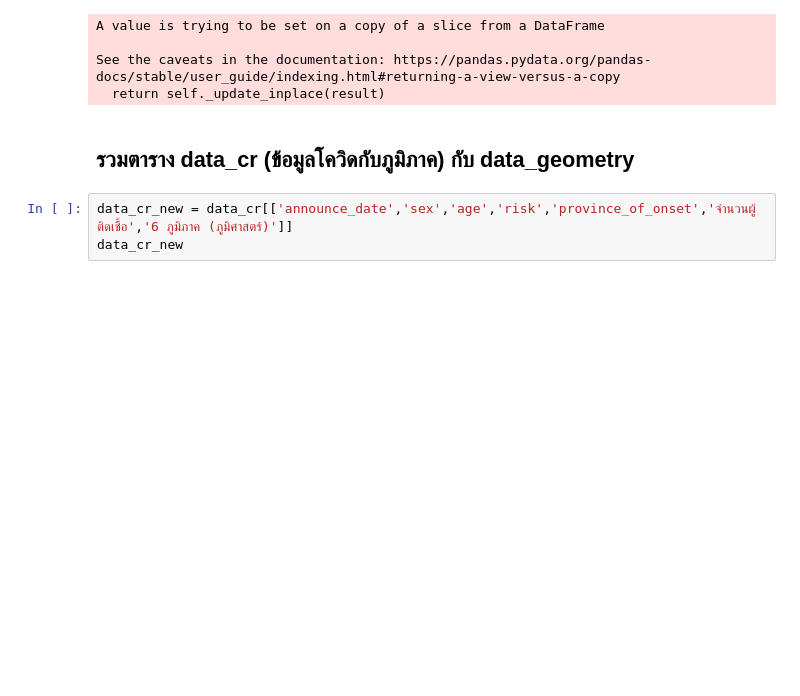
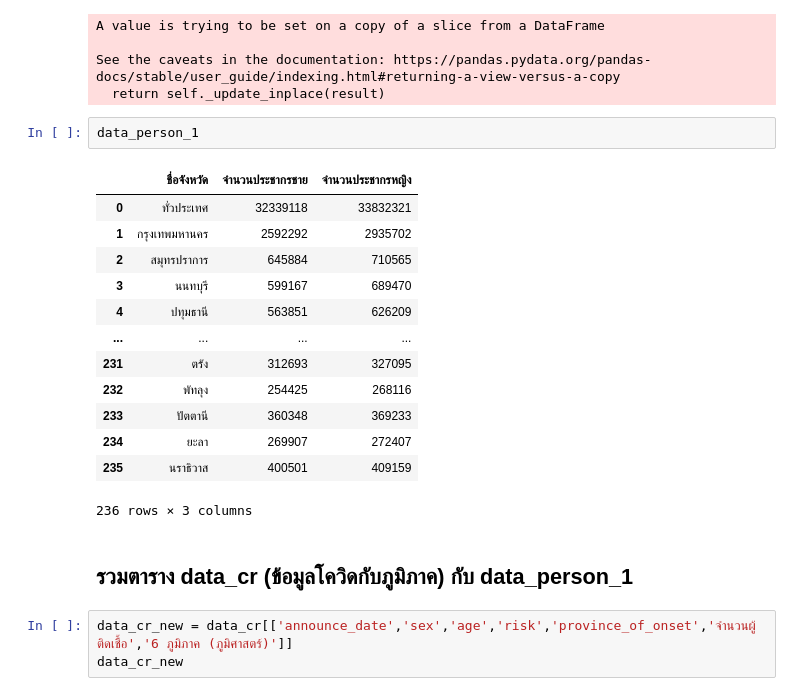
Before and after one commit to Athitiya00/data_viz_2022, a Jupyter notebook: Project.ipynb, the cells around one changed output. Drawn from its saved outputs; the diff is of its cells as text; blank space fills up the shorter version.

```diff
--- a/Project.ipynb
+++ b/Project.ipynb
@@ -989,8 +989,24 @@ A value is trying to be set on a copy of a slice from a DataFrame
 
 See the caveats in the documentation: https://pandas.pydata.org/pandas-docs/stable/user_guide/indexing.html#returning-a-view-versus-a-copy
   return self._update_inplace(result)
+# %%
+data_person_1
+# %% [output]
+|  | ชื่อจังหวัด | จำนวนประชากรชาย | จำนวนประชากรหญิง |
+| 0 | ทั่วประเทศ | 32339118 | 33832321 |
+| 1 | กรุงเทพมหานคร | 2592292 | 2935702 |
+| 2 | สมุทรปราการ | 645884 | 710565 |
+| 3 | นนทบุรี | 599167 | 689470 |
+| 4 | ปทุมธานี | 563851 | 626209 |
+| ... | ... | ... | ... |
+| 231 | ตรัง | 312693 | 327095 |
+| 232 | พัทลุง | 254425 | 268116 |
+| 233 | ปัตตานี | 360348 | 369233 |
+| 234 | ยะลา | 269907 | 272407 |
+| 235 | นราธิวาส | 400501 | 409159 |
+236 rows × 3 columns
 # %% [markdown]
-## รวมตาราง data_cr (ข้อมูลโควิดกับภูมิภาค) กับ data_geometry
+## รวมตาราง data_cr (ข้อมูลโควิดกับภูมิภาค) กับ data_person_1
 # %%
 data_cr_new = data_cr[['announce_date','sex','age','risk','province_of_onset','จำนวนผู้ติดเชื้อ','6 ภูมิภาค (ภูมิศาสตร์)']]
 data_cr_new
```
